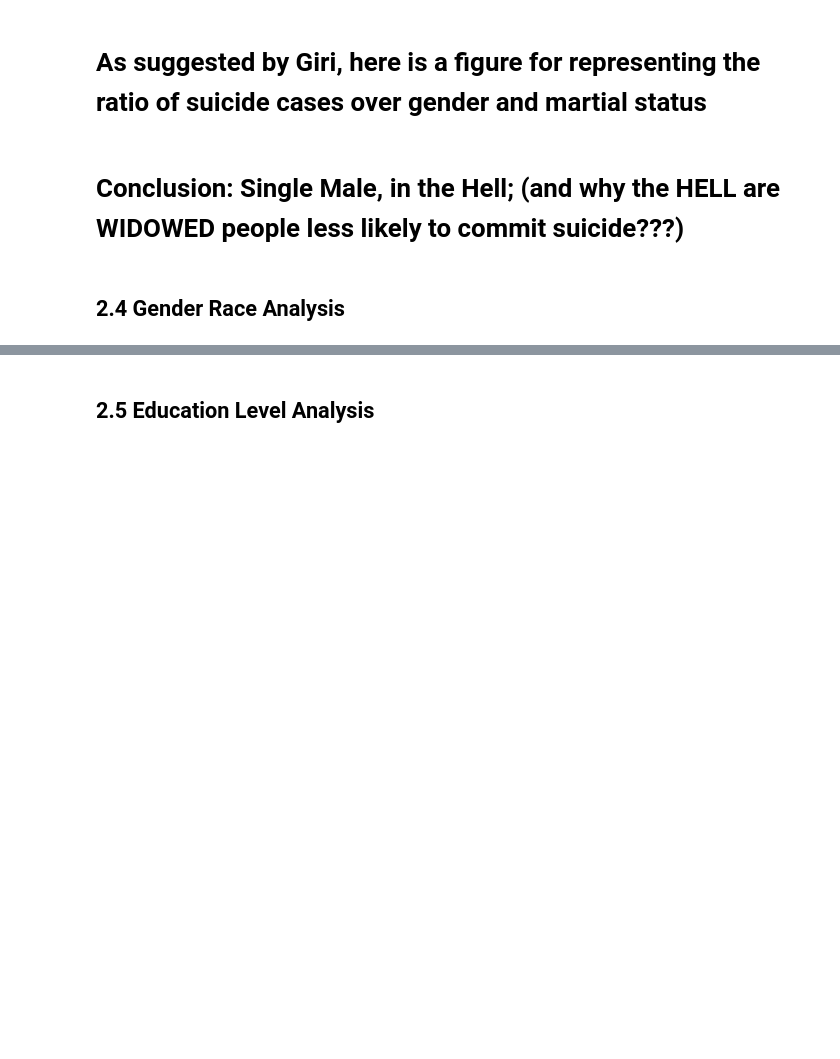
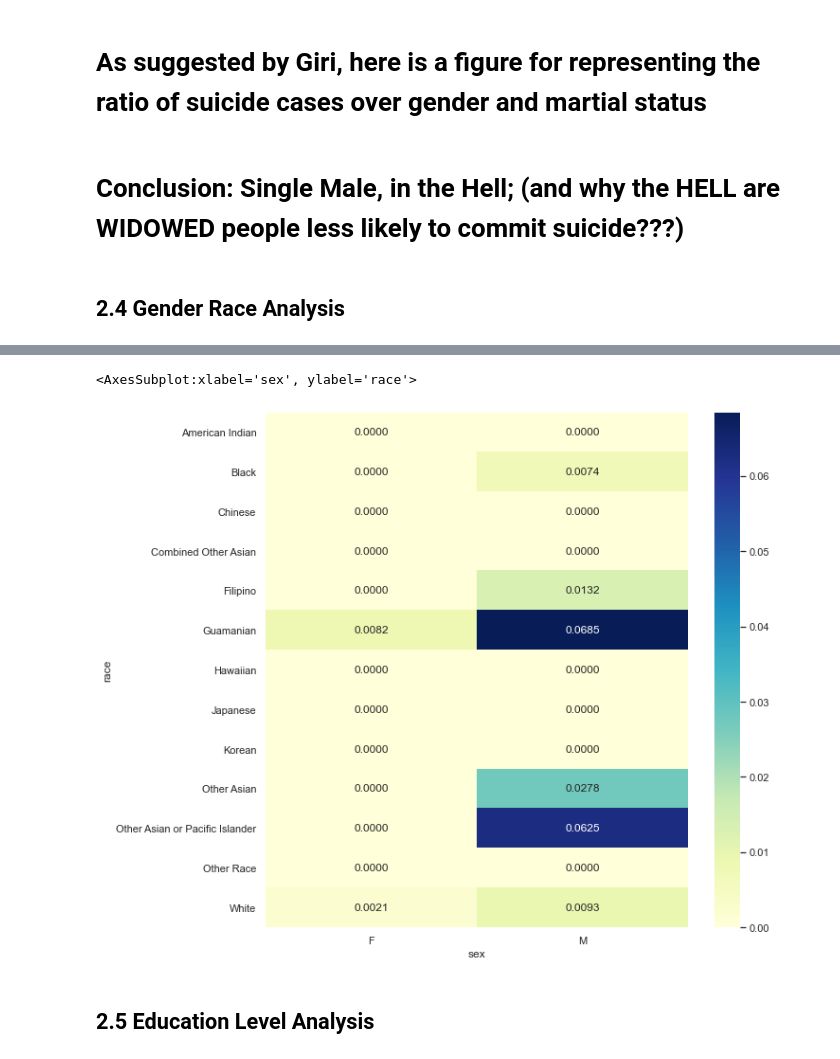
Before and after one commit to TimothiTsui/Anti_Suicide_Squad, a Jupyter notebook: MS1_data_explore_V3.ipynb, the cells around one changed output, grey strips where cells are left out. Cells and saved outputs as stored; diff of their text form; code cells hidden in the pictures; blank space fills up the shorter version.

```diff
--- a/MS1_data_explore_V3.ipynb
+++ b/MS1_data_explore_V3.ipynb
@@ -285,3 +403,18 @@ sns.heatmap(data = heaptable_genderrace,cmap='YlGnBu',annot = True, fmt="g")
+# %%
+percentage_genderrace = heaptable_genderrace.copy()
+gender_list = ["F","M"]
+race_list = suicide['race'].unique()
+
+for sex in gender_list:
+    for race in race_list:
+        percentage_genderrace.loc[race,sex] = percentage_genderrace.loc[race,sex]/len(suicide.loc[(suicide["sex"] == sex) & (suicide["race"] == race)])
+
+
+plt.figure(figsize=(10, 10))
+sns.heatmap(data = percentage_genderrace,cmap='YlGnBu',annot = True, fmt=".4f")
+# %% [output]
+<AxesSubplot:xlabel='sex', ylabel='race'>
+[figure, added]
 # %% [markdown]
 ## 2.5 Education Level Analysis
 # %%
```
Also changed, not shown: parts of 53 cells of this notebook.
